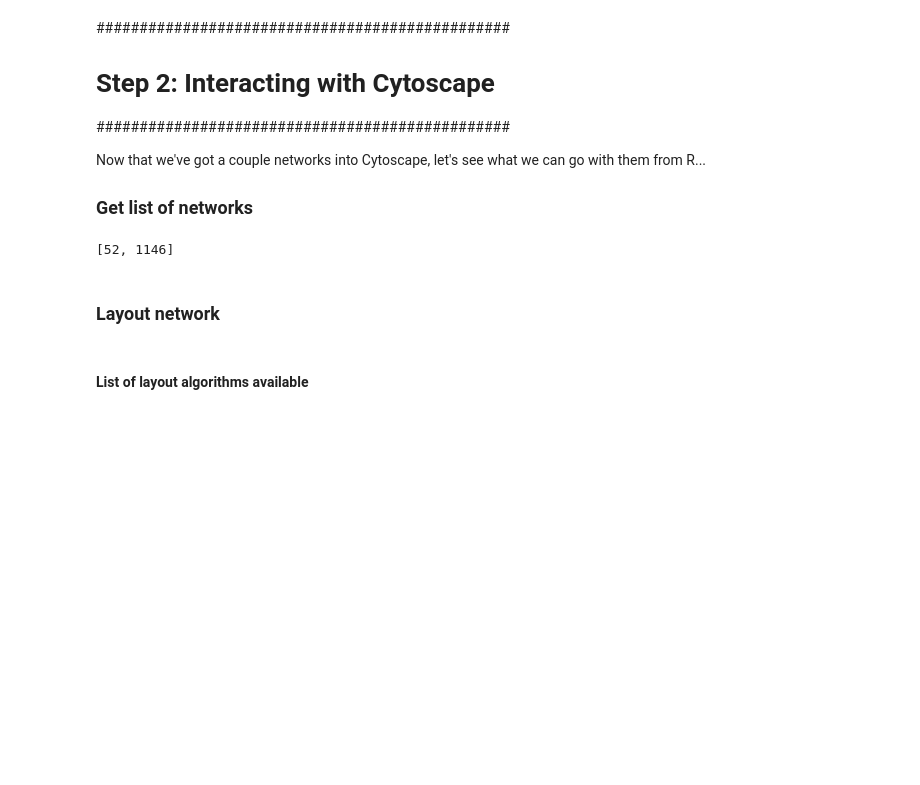
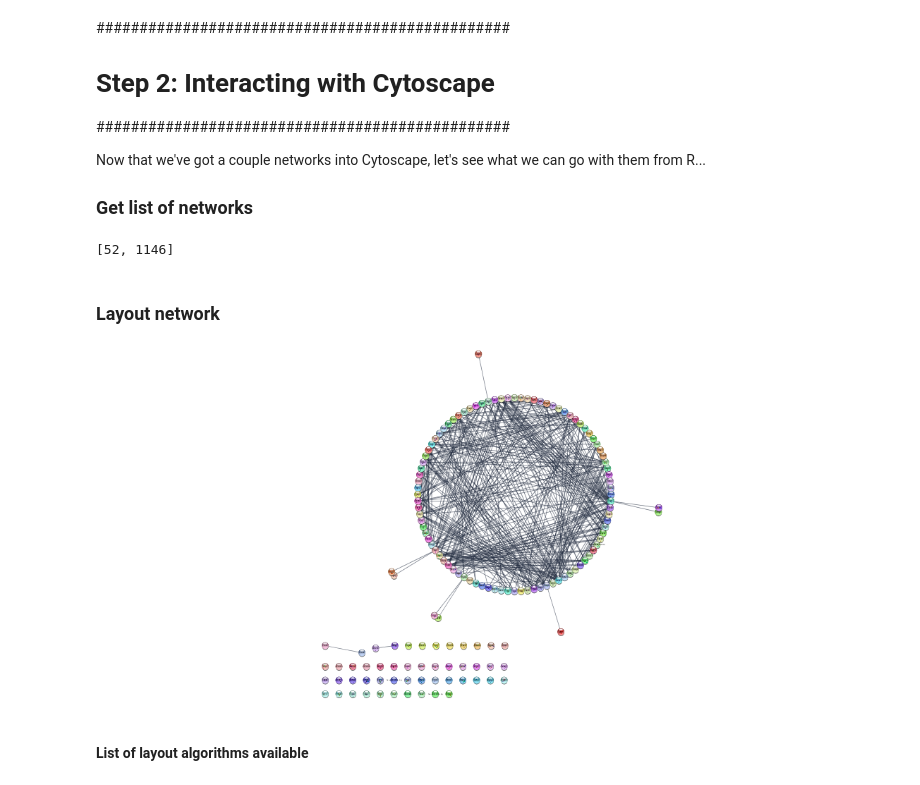
Before and after one commit to cytoscape/cytoscape-automation, a Jupyter notebook: for-scripters/Python/advanced-cancer-networks-and-data.ipynb, the cells around one changed output. Cells and saved outputs as stored; diff of their text form; code cells hidden in the pictures; blank space fills up the shorter version.

```diff
--- a/for-scripters/Python/advanced-cancer-networks-and-data.ipynb
+++ b/for-scripters/Python/advanced-cancer-networks-and-data.ipynb
@@ -358,6 +481,9 @@ print response
 ### Layout network
 # %%
 response=cytoscape("layout", "circular")
+result()
+# %% [output]
+[figure, added]
 # %% [markdown]
 #### List of layout algorithms available
 # %%
```
Also changed, not shown: parts of 21 cells of this notebook, 4 other files.
